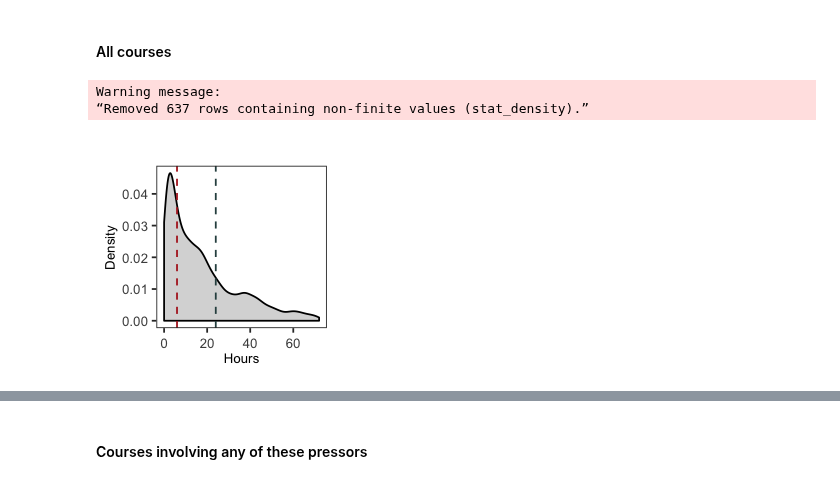
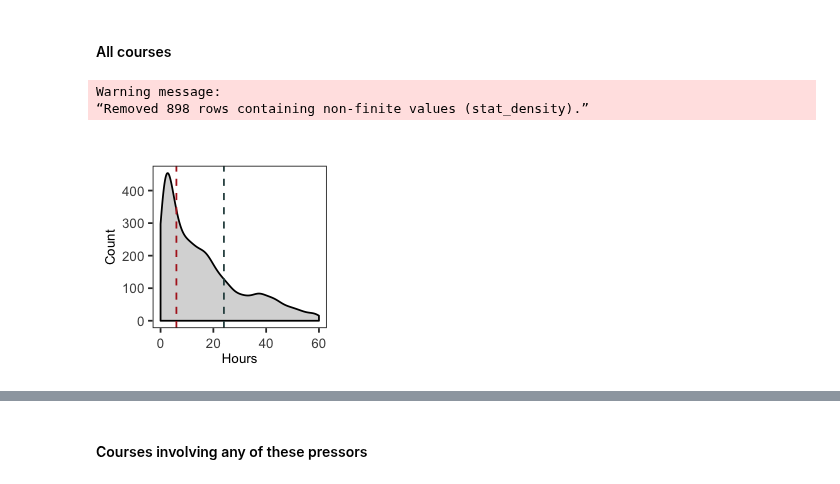
Before and after one commit to ruoyijiang/general, a Jupyter notebook: notebooks/R_Pressor_Outcomes_MultiPressor.ipynb, the cells around one changed output, grey strips where cells are left out. Cells and saved outputs as stored; diff of their text form; code cells hidden in the pictures.

```diff
--- a/notebooks/R_Pressor_Outcomes_MultiPressor.ipynb
+++ b/notebooks/R_Pressor_Outcomes_MultiPressor.ipynb
@@ -362,6 +362,10 @@ icustays_df <- read.csv('~/Projects/Haimovich_Pressors/collection/out/icustays.c
 admissions_df <- read.csv('~/Projects/Haimovich_Pressors/collection/out/admissions.csv')
 # %%
 patients_df <- read.csv('~/Projects/Haimovich_Pressors/collection/out/patients.csv')
+# %%
+severity_df <- read.csv('~/Projects/Haimovich_Pressors/collection/out/sofa.csv') %>% select(icustay_id, sofa) %>%
+    left_join(read.csv('~/Projects/Haimovich_Pressors/collection/out/oasis.csv') %>% select(icustay_id, oasis), by = 'icustay_id') %>%
+    left_join(read.csv('~/Projects/Haimovich_Pressors/collection/out/qsofa.csv') %>% select(icustay_id, qsofa), by = 'icustay_id')
 # %%
 intub_df <- pressors_df %>%
     filter(pressor == "ventdurations")
@@ -374,6 +378,7 @@ nonvitals_predictor_df <- icustays_df %>%
     select(hadm_id, icustay_id, first_careunit, last_careunit) %>%
     left_join(admissions_df, by = 'hadm_id') %>%
     left_join(patients_df, by = 'subject_id') %>%
+    left_join(severity_df, by = 'icustay_id') %>%
     mutate(intub = icustay_id %in% intub_df$icustay_id, cvc = icustay_id %in% cvc_df$icustay_id) %>%
     mutate(deathtime = fastPOSIXct(deathtime), admittime = fastPOSIXct(admittime), dob = fastPOSIXct(dob)) %>%
     mutate(age = difftime(admittime, dob, units="weeks")/52.25,
@@ -560,7 +565,10 @@ output_df <- output_df %>%
             icustay_id = unique(icustay_id)[1],
             starttime = min(starttime),
             endtime = max(endtime),
-            pressor = paste(unique(pressor), collapse=",")
+            pressor = paste(unique(pressor), collapse=","),
+            sofa = unique(sofa)[1],
+            qsofa = unique(qsofa)[1],
+            oasis = unique(oasis)[1],
     ) %>%
     mutate(duration = difftime(endtime,
                        starttime, units="hours"))
@@ -761,22 +761,22 @@ A grouped_df: 2 × 4
 # %%
 options(repr.plot.width=2, repr.plot.height=2)
 p <- output_df %>%
     filter(!grepl(',', pressor)) %>%
     ggplot(aes(x=duration)) +
         base_theme() +
         #geom_histogram(aes(y=..density..), position="identity", alpha=0.5)+
-        geom_density(alpha=0.6, fill="gray")+
+        geom_density(aes(y = ..count..), alpha=0.6, fill="gray")+
         scale_color_manual(values=c("#999999", "#E69F00", "#56B4E9"))+
         scale_fill_manual(values=c("#999999", "#E69F00", "#56B4E9"))+
-        labs(title="",x="Hours", y = "Density")+
-        xlim(0, 72) +
+        labs(title="",x="Hours", y = "Count")+
+        xlim(0, 60) +
         geom_vline(xintercept = 6, linetype= "dashed", color="firebrick") +
         geom_vline(xintercept = 24, linetype= "dashed", color="#2F4F4F")
 plot(p)
 # %% [output]
 Warning message:
-“Removed 637 rows containing non-finite values (stat_density).”
+“Removed 898 rows containing non-finite values (stat_density).”
-[figure, old version]
+[figure, new version]
 # %%
 pdf(file.path(PLOT_DIR, "histo_durations.pdf"), 2, 2)
 plot(p)
```
Also changed, not shown: parts of 100 cells of this notebook, 3 other files.
